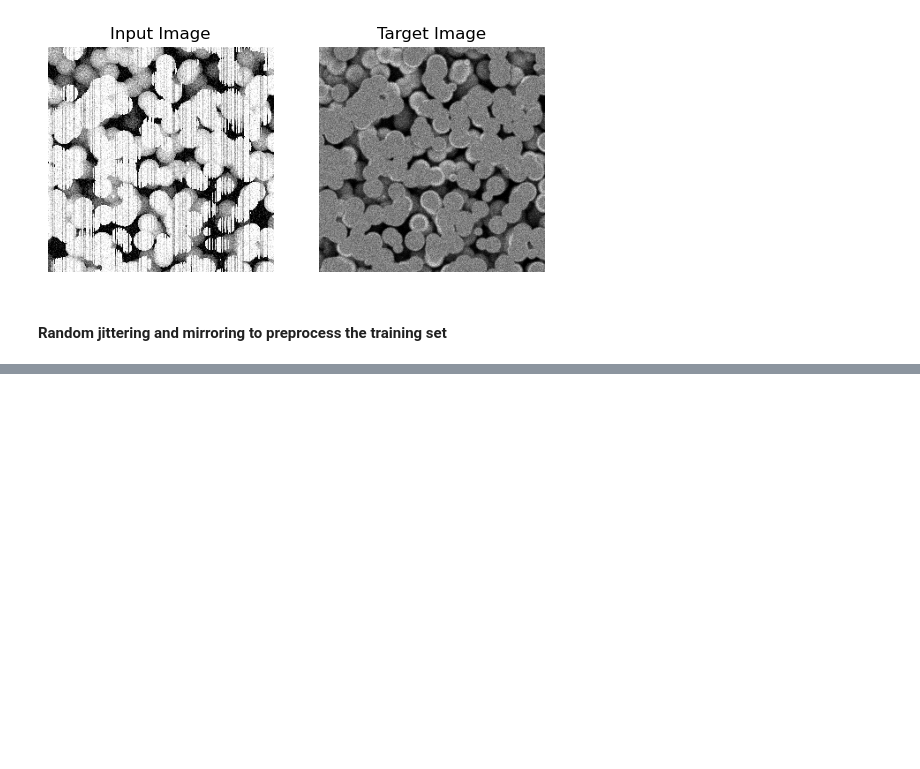
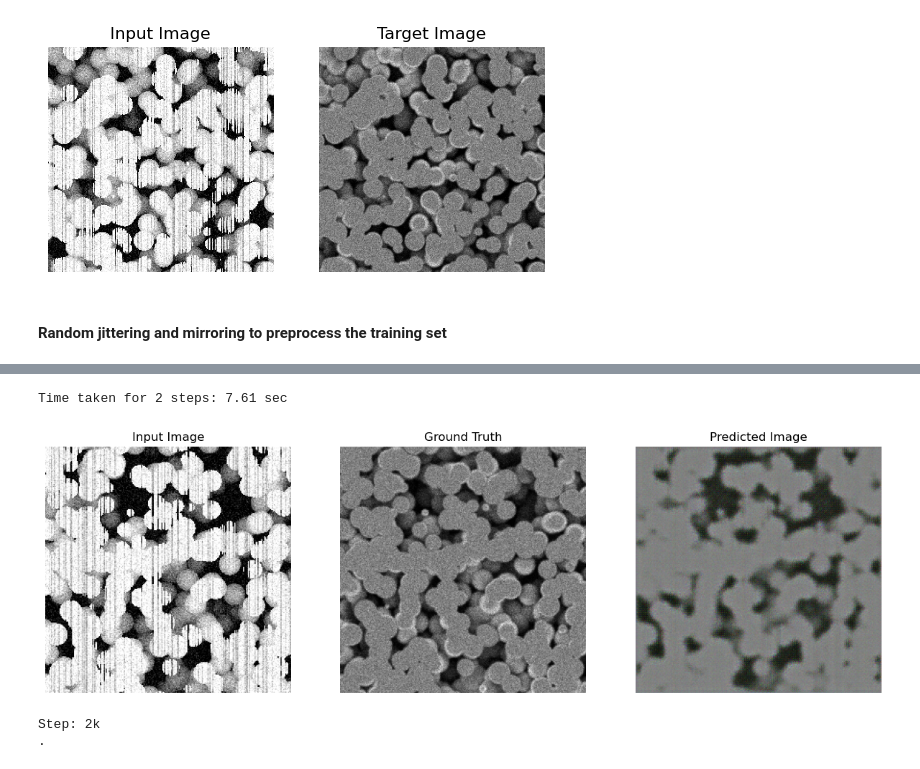
Before and after one commit to niclasDc/reconstruction-image-pix2pix, a Jupyter notebook: notebooks/model_notebook.ipynb, the cells around one changed output, grey strips where cells are left out. Cells and saved outputs as stored; diff of their text form; code cells hidden in the pictures; blank space fills up the shorter version.

```diff
--- a/notebooks/model_notebook.ipynb
+++ b/notebooks/model_notebook.ipynb
@@ -137,0 +347,7 @@ plt.show()
+# %%
+checkpoint_dir = '../assets/training_checkpoints'
+checkpoint_prefix = os.path.join(checkpoint_dir, "ckpt")
+checkpoint = tf.train.Checkpoint(generator_optimizer=generator_optimizer,
+                                 discriminator_optimizer=discriminator_optimizer,
+                                 generator=generator,
+                                 discriminator=discriminator)
@@ -137,0 +408,34 @@ plt.show()
+# %%
+def fit(train_ds, test_ds, steps):
+  example_input, example_target = next(iter(test_ds.take(1)))
+  start = time.time()
+
+  for step, (input_image, target) in train_ds.repeat().take(steps).enumerate():
+    if (step) % 2 == 0:
+      display.clear_output(wait=True)
+
+      if step != 0:
+        print(f'Time taken for 2 steps: {time.time()-start:.2f} sec\n')
+
+      start = time.time()
+
+      generate_images(generator, example_input, example_target)
+      print(f"Step: {step//2}k")
+
+    train_step(input_image, target, step)
+
+    # Training step
+    if (step+1) % 2 == 0:
+      print('.', end='', flush=True)
+
+
+    # Save (checkpoint) the model every 5k steps
+    if (step + 1) % 2 == 0:
+      checkpoint.save(file_prefix=checkpoint_prefix)
+# %%
+fit(train_dataset, test_dataset, steps=6)
+# %% [output]
+Time taken for 2 steps: 7.61 sec
+[figure, added]
+Step: 2k
+.
```
Also changed, not shown: parts of 31 cells of this notebook.
